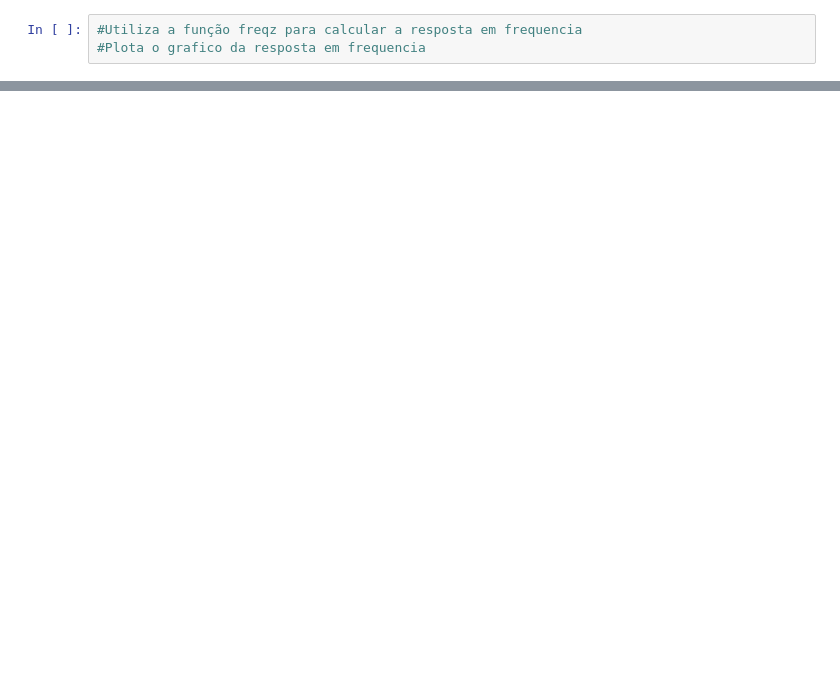
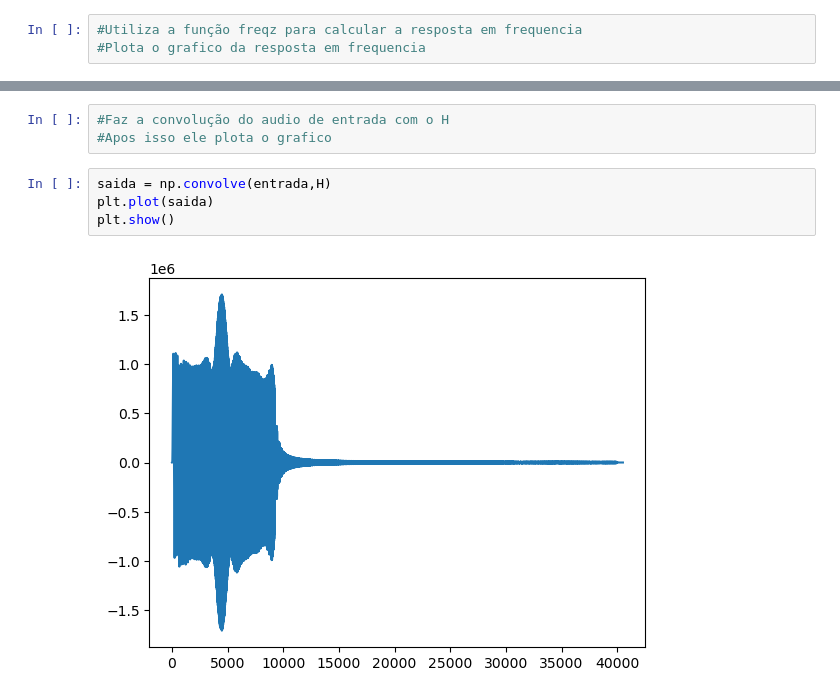
Before and after one commit to jehtironi/Processamento-Digital-de-Sinais, a Jupyter notebook: Aula 6/FiltroPD/BAND-PASS.ipynb, the cells around one changed output, grey strips where cells are left out. Drawn from its saved outputs; the diff is of its cells as text; blank space fills up the shorter version.

```diff
--- a/Aula 6/FiltroPD/BAND-PASS.ipynb
+++ b/Aula 6/FiltroPD/BAND-PASS.ipynb
@@ -98,0 +99,9 @@ plt.grid
+# %%
+#Faz a convolução do audio de entrada com o H
+#Apos isso ele plota o grafico
+# %%
+saida = np.convolve(entrada,H)
+plt.plot(saida)
+plt.show()
+# %% [output]
+[figure, added]
```
Also changed, not shown: parts of 9 cells of this notebook, 4 other files.
